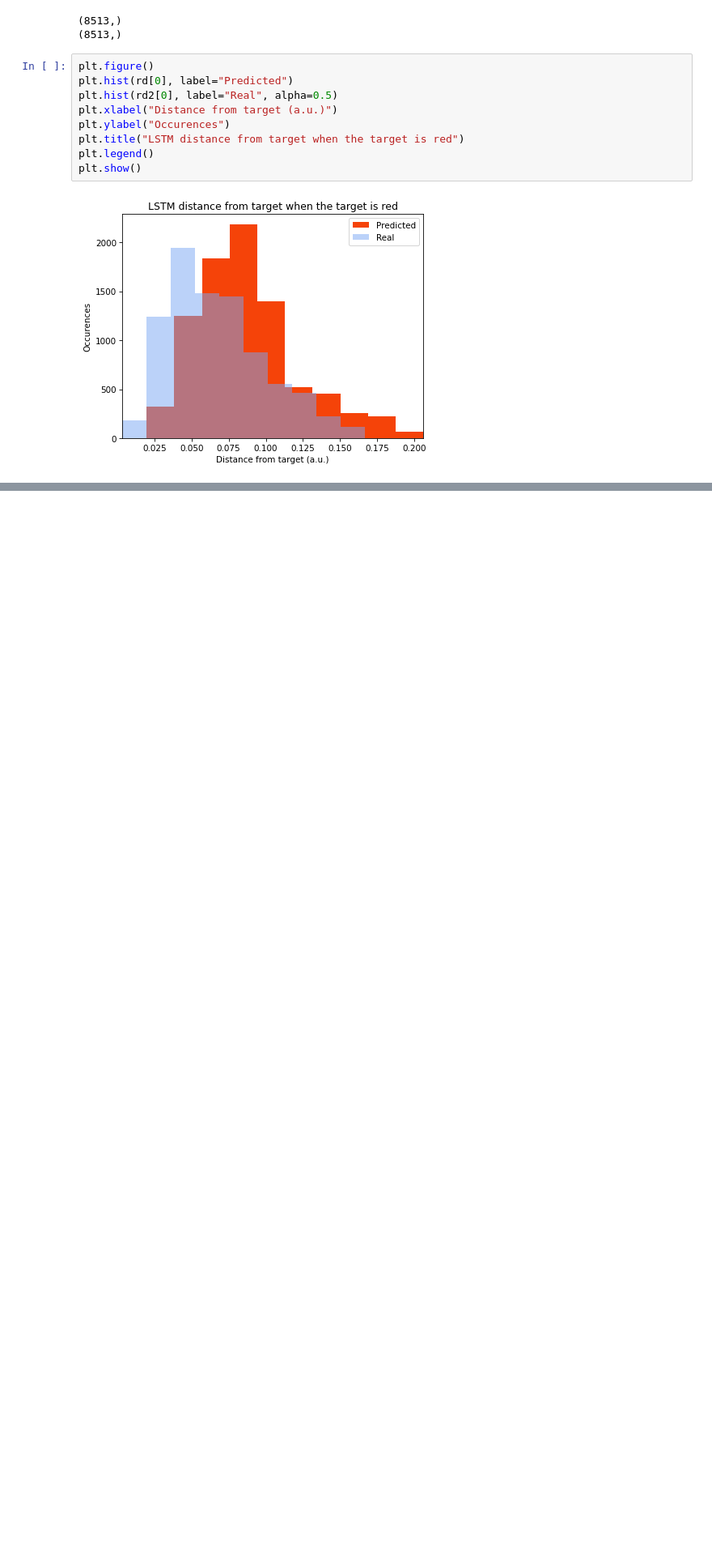
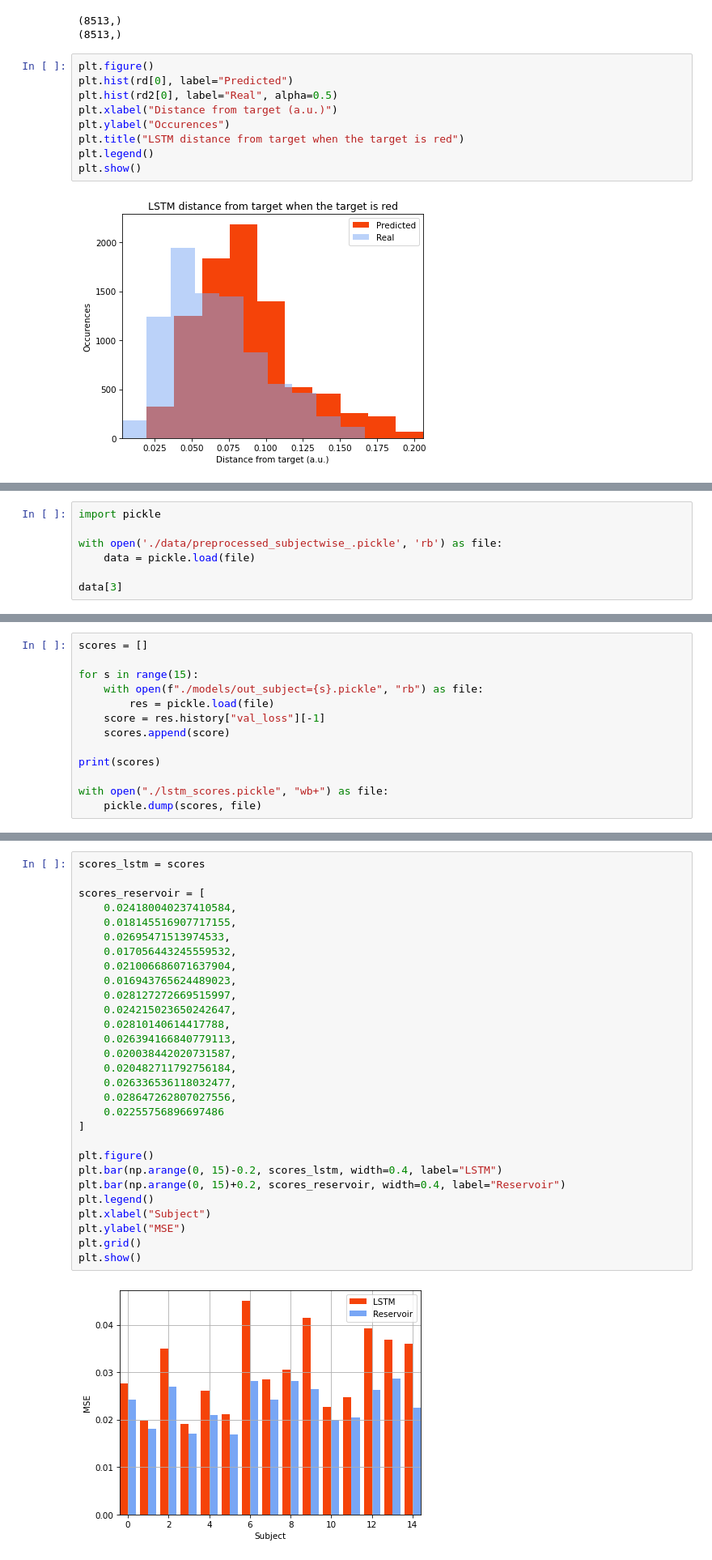
Before and after one commit to PAUL-BERNARD/Bernard2024_ICANN_prosthesis_reservoir, a Jupyter notebook: 3_lstm.ipynb, the cells around one changed output, grey strips where cells are left out. Shown at 81% size. Drawn from its saved outputs; the diff is of its cells as text; blank space fills up the shorter version.

```diff
--- a/3_lstm.ipynb
+++ b/3_lstm.ipynb
@@ -590,0 +665,7 @@ plt.show()
+# %%
+import pickle
+
+with open('./data/preprocessed_subjectwise_.pickle', 'rb') as file:
+    data = pickle.load(file)
+
+data[3]
@@ -590,0 +749,13 @@ plt.show()
+# %%
+scores = []
+
+for s in range(15):
+    with open(f"./models/out_subject={s}.pickle", "rb") as file:
+        res = pickle.load(file)
+    score = res.history["val_loss"][-1]
+    scores.append(score)
+
+print(scores)
+
+with open("./lstm_scores.pickle", "wb+") as file:
+    pickle.dump(scores, file)
@@ -590,0 +766,31 @@ plt.show()
+# %%
+scores_lstm = scores
+
+scores_reservoir = [
+    0.024180040237410584,
+    0.018145516907717155,
+    0.02695471513974533,
+    0.017056443245559532,
+    0.021006686071637904,
+    0.016943765624489023,
+    0.028127272669515997,
+    0.024215023650242647,
+    0.02810140614417788,
+    0.026394166840779113,
+    0.020038442020731587,
+    0.020482711792756184,
+    0.026336536118032477,
+    0.028647262807027556,
+    0.02255756896697486
+]
+
+plt.figure()
+plt.bar(np.arange(0, 15)-0.2, scores_lstm, width=0.4, label="LSTM")
+plt.bar(np.arange(0, 15)+0.2, scores_reservoir, width=0.4, label="Reservoir")
+plt.legend()
+plt.xlabel("Subject")
+plt.ylabel("MSE")
+plt.grid()
+plt.show()
+# %% [output]
+[figure, added]
```
Also changed, not shown: parts of 17 cells of this notebook, 1 other file.
